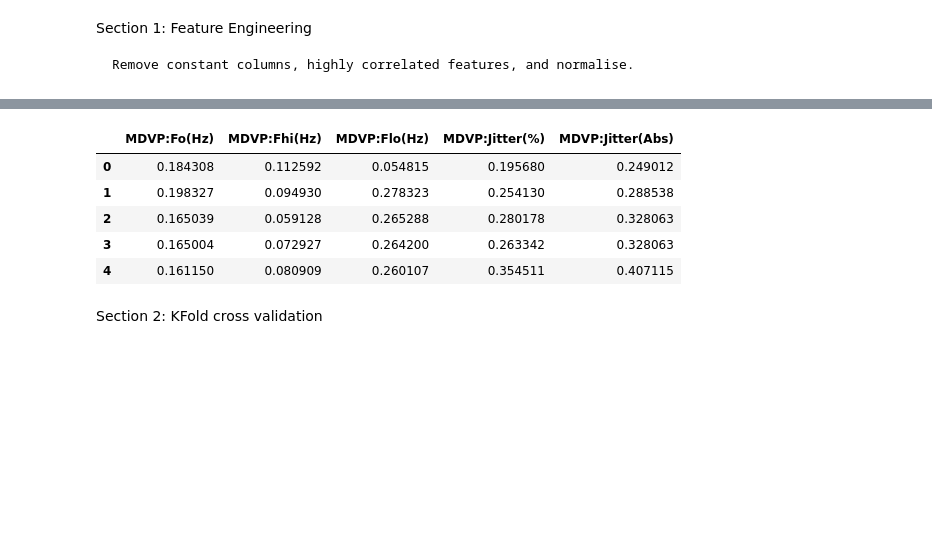
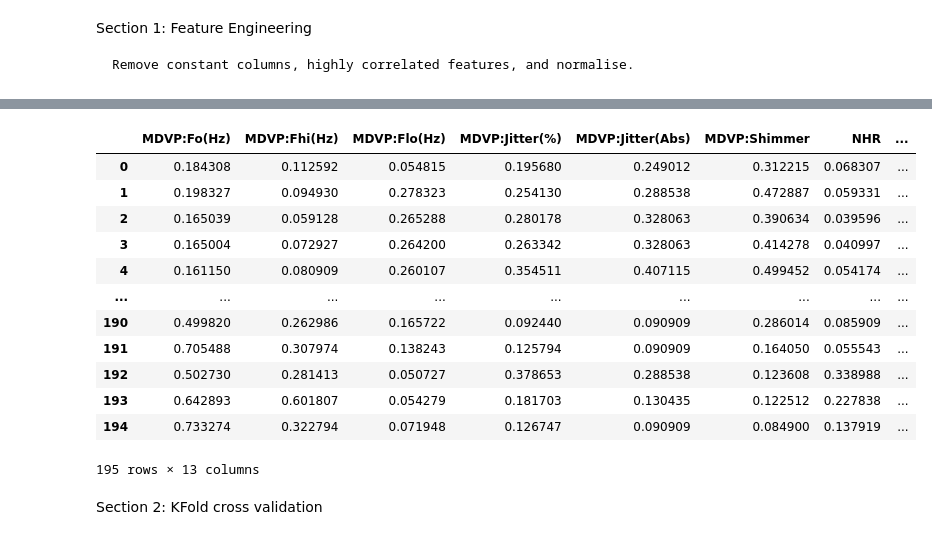
Before and after one commit to casildalewis/ParkinsonsDisease, a Jupyter notebook: parkinsons.ipynb, the cells around one changed output, grey strips where cells are left out. Drawn from its saved outputs; the diff is of its cells as text; code cells hidden in the pictures; blank space fills up the shorter version.

```diff
--- a/parkinsons.ipynb
+++ b/parkinsons.ipynb
@@ -45,5 +45,10 @@ Section 1: Feature Engineering
 # %%
 # Remove name column
 parkinsons_df = parkinsons_df.drop("name", axis=1)
-parkinsons_df
+
+#split features_df into two dataframes
+target_data_df = pd.DataFrame([parkinsons_df["status"]]).T
+parkinsons_df = parkinsons_df.drop(columns=["status"])
+
+target_data_df
 # %% [output]
@@ -126,14 +147,21 @@ len(parkinsons_df_lowcorr.columns)
 # %%
 # feature normalisation
 minmax_features = MinMaxScaler().fit_transform(parkinsons_df_lowcorr)
 minmax_features_df = pd.DataFrame(minmax_features,columns=parkinsons_df_lowcorr.columns)
-minmax_features_df.iloc[:5, :5]
+minmax_features_df
 # %% [output]
-|  | MDVP:Fo(Hz) | MDVP:Fhi(Hz) | MDVP:Flo(Hz) | MDVP:Jitter(%) | MDVP:Jitter(Abs) |
-| 0 | 0.184308 | 0.112592 | 0.054815 | 0.195680 | 0.249012 |
-| 1 | 0.198327 | 0.094930 | 0.278323 | 0.254130 | 0.288538 |
-| 2 | 0.165039 | 0.059128 | 0.265288 | 0.280178 | 0.328063 |
-| 3 | 0.165004 | 0.072927 | 0.264200 | 0.263342 | 0.328063 |
-| 4 | 0.161150 | 0.080909 | 0.260107 | 0.354511 | 0.407115 |
+|  | MDVP:Fo(Hz) | MDVP:Fhi(Hz) | MDVP:Flo(Hz) | MDVP:Jitter(%) | MDVP:Jitter(Abs) | MDVP:Shimmer | NHR | ... |
+| 0 | 0.184308 | 0.112592 | 0.054815 | 0.195680 | 0.249012 | 0.312215 | 0.068307 | ... |
+| 1 | 0.198327 | 0.094930 | 0.278323 | 0.254130 | 0.288538 | 0.472887 | 0.059331 | ... |
+| 2 | 0.165039 | 0.059128 | 0.265288 | 0.280178 | 0.328063 | 0.390634 | 0.039596 | ... |
+| 3 | 0.165004 | 0.072927 | 0.264200 | 0.263342 | 0.328063 | 0.414278 | 0.040997 | ... |
+| 4 | 0.161150 | 0.080909 | 0.260107 | 0.354511 | 0.407115 | 0.499452 | 0.054174 | ... |
+| ... | ... | ... | ... | ... | ... | ... | ... | ... |
+| 190 | 0.499820 | 0.262986 | 0.165722 | 0.092440 | 0.090909 | 0.286014 | 0.085909 | ... |
+| 191 | 0.705488 | 0.307974 | 0.138243 | 0.125794 | 0.090909 | 0.164050 | 0.055543 | ... |
+| 192 | 0.502730 | 0.281413 | 0.050727 | 0.378653 | 0.288538 | 0.123608 | 0.338988 | ... |
+| 193 | 0.642893 | 0.601807 | 0.054279 | 0.181703 | 0.130435 | 0.122512 | 0.227838 | ... |
+| 194 | 0.733274 | 0.322794 | 0.071948 | 0.126747 | 0.090909 | 0.084900 | 0.137919 | ... |
+195 rows × 13 columns
 # %% [markdown]
 Section 2: KFold cross validation
```
Also changed, not shown: parts of 10 cells of this notebook.
